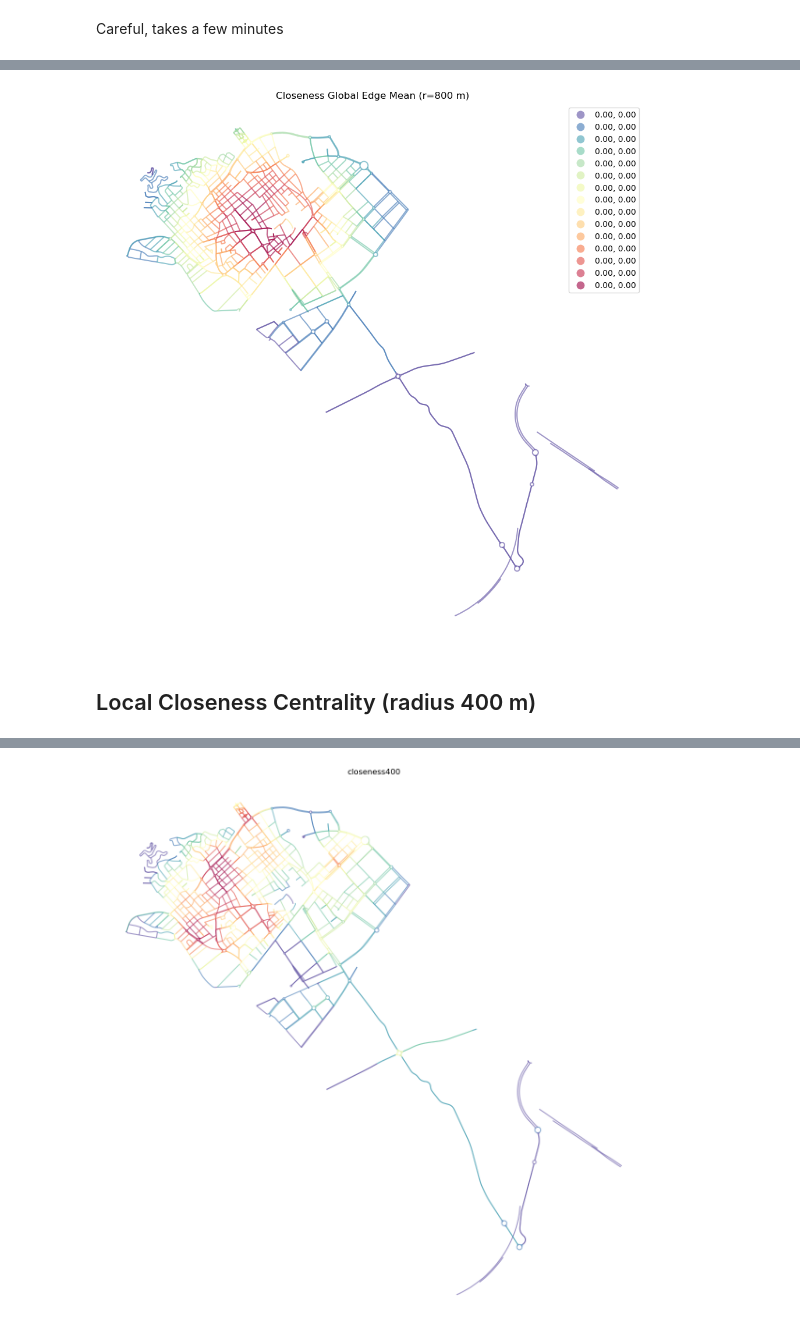
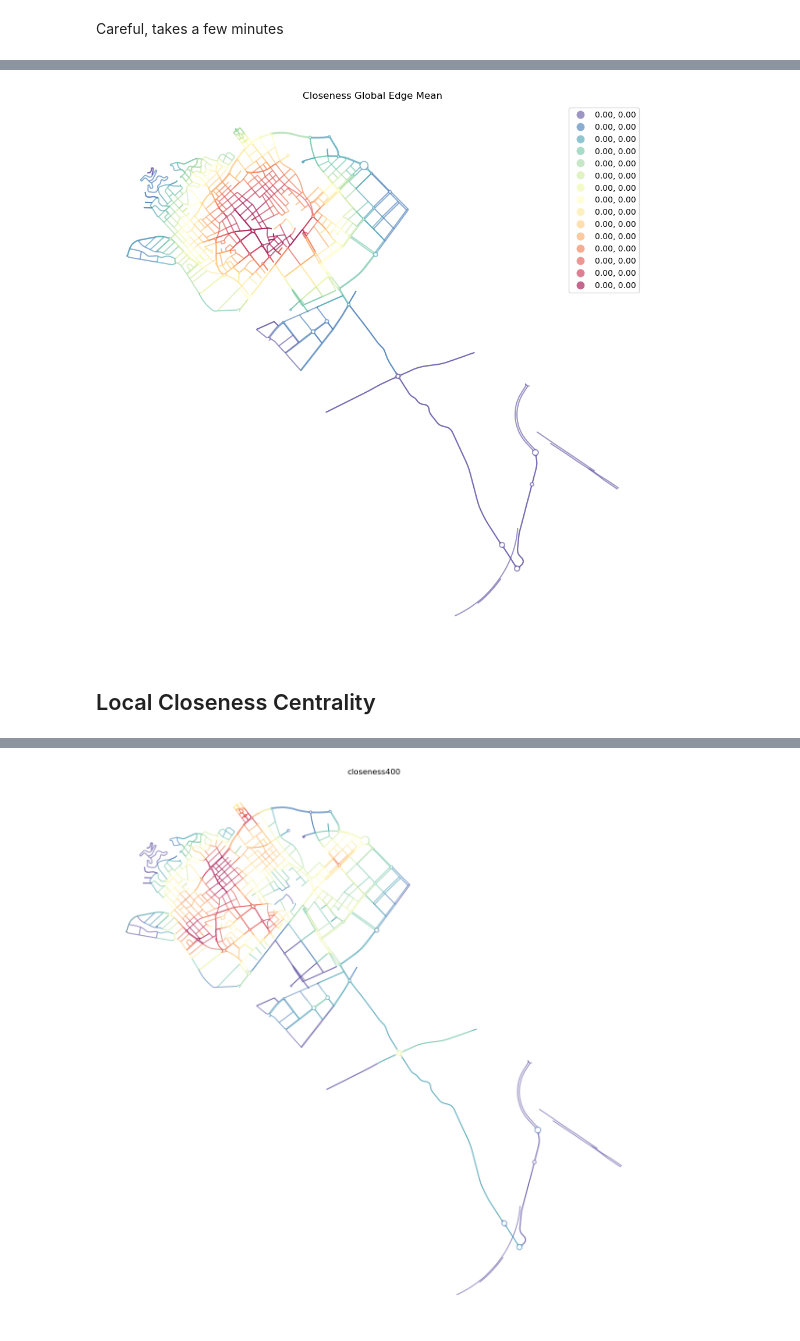
Before and after one commit to AndreaCutroni/ML-Noise-Prediction, a Jupyter notebook: deployment/Viladecans/notebooks/VIL_momepy.ipynb, the cells around one changed output, grey strips where cells are left out. Saved outputs shown, nothing was run; the diff lists cells and outputs as text; code cells hidden in the pictures.

```diff
--- a/deployment/Viladecans/notebooks/VIL_momepy.ipynb
+++ b/deployment/Viladecans/notebooks/VIL_momepy.ipynb
@@ -151,21 +183,22 @@ primal_gdf_clos.head()
 | 3 | 4469422084_6315715548_0 | residential | Carrer d'Hipàcia | 67.335323 | 70 | 67 | 61 | 4 | 3 | ... |
 | 4 | 6315715548_2383446364_0 | residential | Carrer d'Hipàcia | 189.132682 | 70 | 67 | 61 | 4 | 3 | ... |
 # %%
+
 ax = primal_gdf_clos.plot(
-    column='closeness_global',
-    cmap='Spectral_r',
-    scheme='quantiles',
+    column="closeness_global",
+    cmap="Spectral_r",
+    scheme="quantiles",
     k=15,
     alpha=0.6,
     figsize=(12, 12),
     legend=True
 )
 ax.set_axis_off()
-_ = ax.set_title('Closeness Global Edge Mean (r=800 m)')
+_ = ax.set_title("Closeness Global Edge Mean")
 # %% [output]
-[figure, old version]
+[figure, new version]
 # %% [markdown]
-## Local Closeness Centrality (radius 400 m)
+## Local Closeness Centrality
 # %%
 local_clos = mm.closeness_centrality(
     primal, radius=400, name='closeness400', distance='mm_len', weight='mm_len'
```
Also changed, not shown: parts of 21 cells of this notebook, 7 other files.
